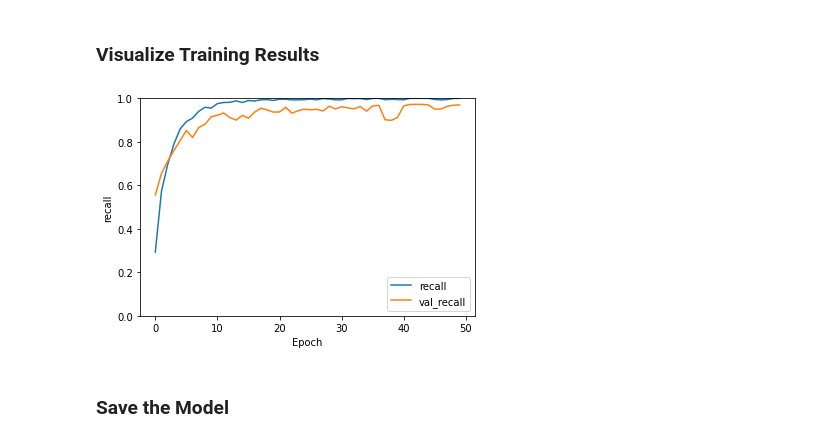
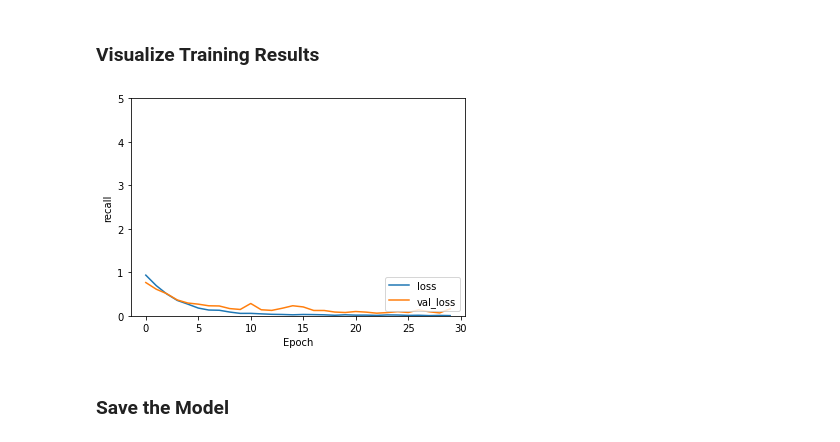
Before and after one commit to robert-kloepsch/alzheimer-classification, a Jupyter notebook: modeling/AlzheimersModel2D_VGG16.ipynb, the cells around one changed output. Drawn from its saved outputs; the diff is of its cells as text; code cells hidden in the pictures.

```diff
--- a/modeling/AlzheimersModel2D_VGG16.ipynb
+++ b/modeling/AlzheimersModel2D_VGG16.ipynb
@@ -124,7 +137,7 @@ train_fullTensor = tf.data.Dataset.from_generator(
 # load validation dataset from drive
 # set for training
 #PATH = "/Users/josealbertodiazsalas/Documents/Alzheimer_s Dataset/train"
-PATH = "F:\\MRI_class\\data\\Alzheimer_s Dataset_30percentVal\\validation"
+PATH = "F:\\MRI_class\\data\\Alzheimer_s Dataset_20percentVal\\validation"
 IMAGE_SIZE = (208, 176)
 val_ds = image_dataset_from_directory(
                                         PATH,
@@ -160,15 +173,15 @@ for images, labels in train_fullTensor.take(1):
 with tf.device("/gpu:0"):
     data_augmentation = keras.Sequential([
         layers.InputLayer(input_shape=(208, 176, 3)),
-        layers.Lambda(lambda x: tf.image.resize(x, (208, 176))),
+        #layers.Lambda(lambda x: tf.image.resize(x, (208, 176))),
         layers.Lambda(lambda x: tf.image.random_contrast(x,0.6,1)),
         layers.Lambda(lambda x: tf.image.random_brightness(x,0.3)),             #<--- delta value depends on image range. if 0-1 delta should be between 0-1. if 0-255 delta should be between 0-255
+        layers.RandomFlip(mode="horizontal"),
         layers.RandomRotation(0.01),
-        layers.RandomFlip(mode="horizontal"),
-        layers.RandomZoom(0.03),
-        #layers.RandomBrightness((0.2), value_range=(0,255)),
-        #layers.Resizing(208, 176),
-        #layers.RandomContrast((0.2))
+        layers.RandomZoom(0.05),
+        #layers.RandomRotation(0.1),
+        #layers.RandomZoom(-0.2,0.2),
+
 ])
 # %% [markdown]
 ### Check Images for proper Augmentation
@@ -264,23 +277,24 @@ optimizer = tf.keras.optimizers.Adam(learning_rate=lr_schedule, name='Adam')
 keras.backend.clear_session()
 model.compile(optimizer=optimizer,
     loss="CategoricalCrossentropy",
-    metrics=[metrics.Precision(), metrics.Recall()])
+    metrics=[metrics.Precision(), metrics.Recall(), metrics.AUC()])
 # %% [markdown]
 ### Train the Model
 You can chose the save the model iterativly at every checkpoint by including the lines
 # %%
 # Saving model parameters and weights per epoch
-#checkpoint_filepath = 'F:\\MRI_class\\data\\Alzheimer_s Dataset_20percentVal\\SimpleCNN_lr10-4\\checkpoint_model.epoch{epoch:02d}-recall{val_recall:.2f}.hdf5'
+#file_path = "F:\\MRI_class\\data\\Alzheimer_s Dataset_20percentVal\\randomtest\\"
+#checkpoint_filepath = file_path+'checkpoint_model.epoch{epoch:02d}-recall{val_recall:.2f}.hdf5'
 #model_checkpoint_callback = tf.keras.callbacks.ModelCheckpoint(filepath=checkpoint_filepath, save_weights_only=False, monitor='val_recall', mode='max',
-#save_best_only=True)
+save_best_only=True)
 
 # Model training. Model weights are saved at the end of every epoch, if it's the best seen so far
 with tf.device("/gpu:0"):
     tf.random.set_seed(10)
     model_history = model.fit(x=train_fullTensor,
                         validation_data=val_fullTensor,
-                        epochs=50,
-                        shuffle=True
-                        #callbacks=[model_checkpoint_callback]
+                        epochs=30,
+                        shuffle=True,
+                        callbacks=[model_checkpoint_callback]
                         )
 # %% [output]
@@ -304,14 +318,14 @@ Epoch 50/50
 # %% [markdown]
 ### Visualize Training Results
 # %%
-plt.plot(model_history.history['recall'], label='recall')
-plt.plot(model_history.history['val_recall'], label = 'val_recall')
+plt.plot(model_history.history['loss'], label='loss')
+plt.plot(model_history.history['val_loss'], label = 'val_loss')
 plt.xlabel('Epoch')
 plt.ylabel('recall')
-plt.ylim([0, 1])
+plt.ylim([0, 5])
 plt.legend(loc='lower right')
 plt.show()
 # %% [output]
-[figure, old version]
+[figure, new version]
 # %% [markdown]
 ### Save the Model
```
Also changed, not shown: parts of 19 cells of this notebook, 3 other files.
